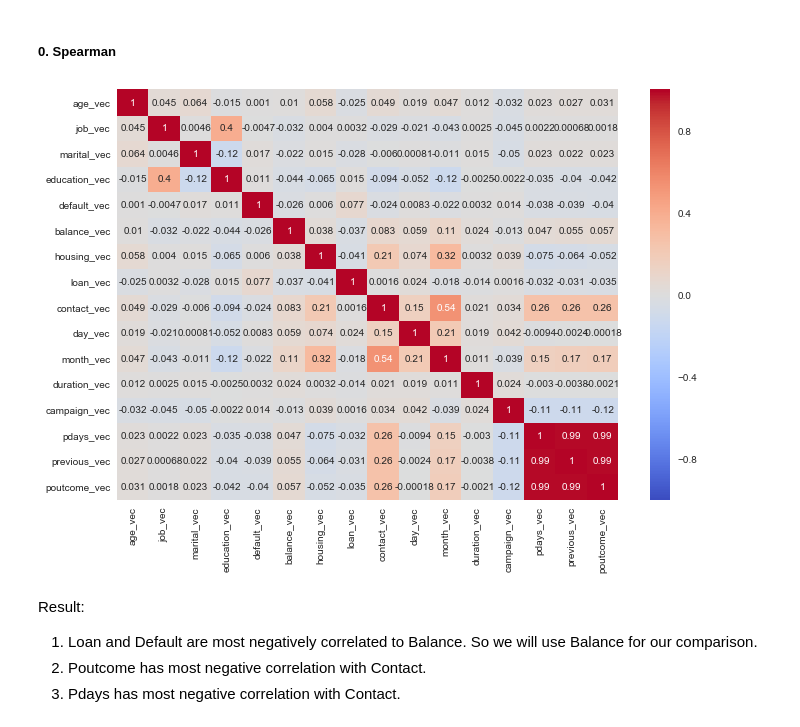
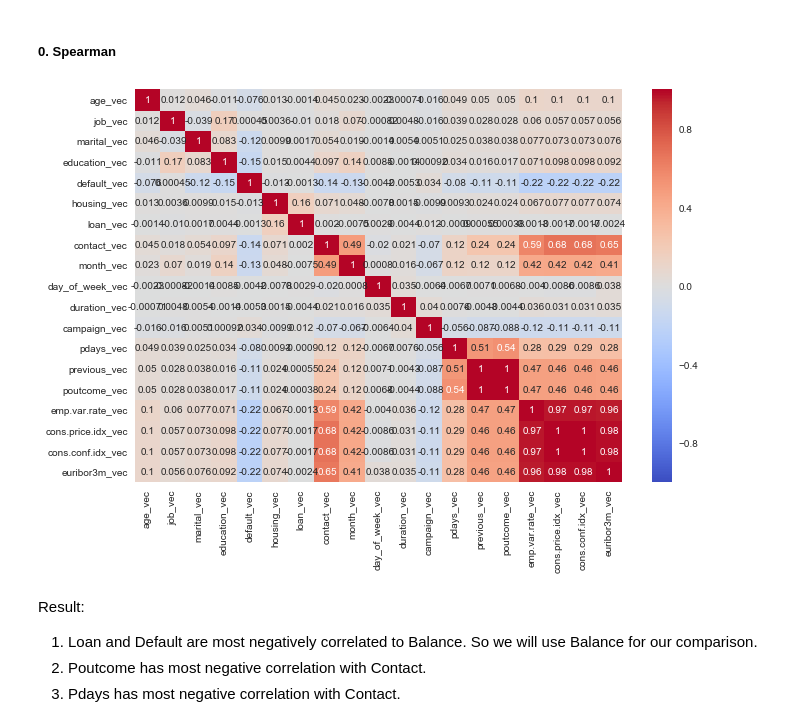
Before and after one commit to jubins/Bank-Marketing-Multivariate-Analysis, a Jupyter notebook: IDS_BankMarketingAnalytics.ipynb, the cells around one changed output. Saved outputs shown, nothing was run; the diff lists cells and outputs as text; code cells hidden in the pictures.

```diff
--- a/IDS_BankMarketingAnalytics.ipynb
+++ b/IDS_BankMarketingAnalytics.ipynb
@@ -10,7 +10,7 @@ import warnings
 warnings.filterwarnings("ignore")
 %matplotlib inline
 # %%
-data = 'https://raw.githubusercontent.com/jubins/IDS-Project-Bank-Marketing-Analysis/master/bank.csv'
+data = 'https://raw.githubusercontent.com/jubins/IDS-Project-Bank-Marketing-Analysis/master/bank-additional-full.csv'
 df = pd.read_csv(data, sep=';')
 bank_df = df.copy()
 print(df.shape)
@@ -102,10 +113,10 @@ So we will perform Imputation in below format:
 ##### 0. Spearman
 # %%
 plt.figure(figsize=(10,7))
-sns.heatmap(df.iloc[:,17:33].corr(method='spearman'), annot=True, cmap='coolwarm')
+sns.heatmap(df.iloc[:,20:40].corr(method='spearman'), annot=True, cmap='coolwarm')
 plt.tight_layout()
 # %% [output]
-[figure, old version]
+[figure, new version]
 # %% [markdown]
 Result:
 1. Loan and Default are most negatively correlated to Balance. So we will use Balance for our comparison.
```
Also changed, not shown: parts of 15 cells of this notebook.
